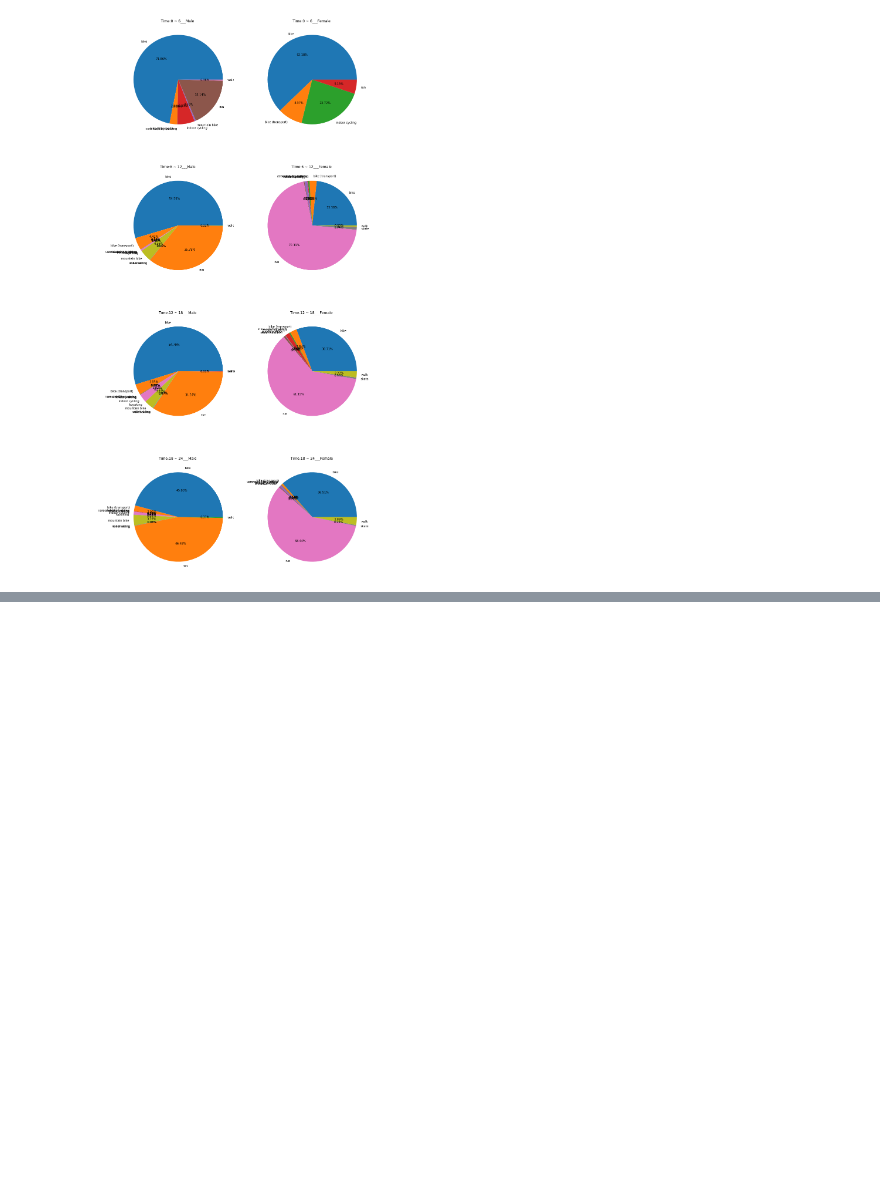
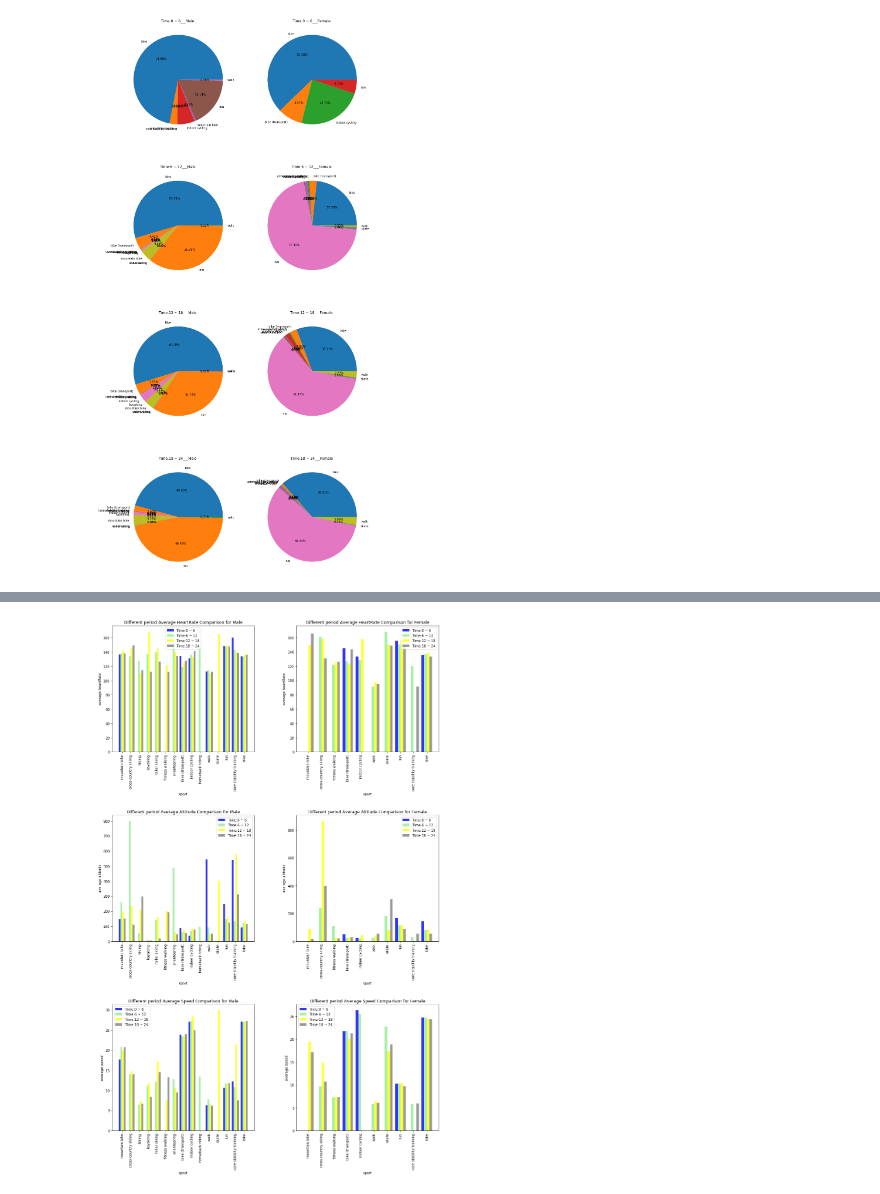
Before and after one commit to TuanTTranCS/concordia-bigdata-project, a Jupyter notebook: BigData_Project_Yefei.ipynb, the cells around one changed output, grey strips where cells are left out. Saved outputs shown, nothing was run; the diff lists cells and outputs as text; code cells hidden in the pictures; blank space fills up the shorter version.

```diff
--- a/BigData_Project_Yefei.ipynb
+++ b/BigData_Project_Yefei.ipynb
@@ -520,0 +535,20 @@ for i in range(8):
+# %%
+InteractiveShell.ast_node_interactivity = "all"
+rdd8=df8.rdd
+def avgReHeartRate(row):
+    if row['reHeartRate']!='':
+        reAvgHeartRate=np.mean(row['reHeartRate'])
+        reVarHeartRate=np.var(row['reHeartRate'])
+        reAvgAltitude=np.mean(row['reAltitude'])
+        reVarAltitude=np.var(row['reAltitude'])
+        reAvgSpeed=np.mean(row['reSpeed'])
+        reVarSpeed=np.var(row['reSpeed'])
+        return Row(id=int(row['id']), mark=row['mark'], reAvgHeartRate=float(reAvgHeartRate), reVarHeartRate=float(reVarHeartRate), reAvgAltitude=float(reAvgAltitude), reVarAltitude=float(reVarAltitude), reAvgSpeed=float(reAvgSpeed), reVarSpeed=float(reVarSpeed), gender=str(row['gender']),sport=str(row['sport']),userId=row['userId'])
+rdda8HR=rdd8.map(avgReHeartRate)
+# rdda8HR.take(3)
+df9=spark.createDataFrame(rdda8HR)
+DataFrame(df9.dtypes, columns =['Column Name','Data type'])
+
+
+df9AvgHearRate=df9.groupBy(['mark','sport','gender']).avg('reAvgHeartRate', 'reVarHeartRate', 'reAvgAltitude', 'reVarAltitude', 'reAvgSpeed', 'reVarSpeed').orderBy(['mark','sport','gender'])
+df9AvgHearRate.toPandas()
@@ -520,0 +643,79 @@ for i in range(8):
+# %%
+InteractiveShell.ast_node_interactivity = "none"
+
+fig,axes=plt.subplots(3,2,figsize=(17,27))
+plt.subplots_adjust(wspace =0.3, hspace =0.5)
+
+bar_width=0.2
+color=['blue','lightgreen','yellow','grey']
+
+for j in range(6):
+    ax=plt.subplot(3,2,j+1)
+    plt.sca(ax)
+#     if j<2:
+#         if j==0:
+#             dftimeMAllSportType=dftimeMAll.rdd.map(lambda row: row['sport']).collect()
+#             MreAvgSptAvgHeartRate0=dftimeMAll.rdd.map(lambda row: row['MreAvgSptAvgHeartRate0']).collect()
+#             MreAvgSptAvgHeartRate0=[0 if i==None else i for i in MreAvgSptAvgHeartRate0 ]
+#             MreAvgSptAvgHeartRate1=dftimeMAll.rdd.map(lambda row: row['MreAvgSptAvgHeartRate1']).collect()
+#             MreAvgSptAvgHeartRate1=[0 if i==None else i for i in MreAvgSptAvgHeartRate1 ]
+#             MreAvgSptAvgHeartRate2=dftimeMAll.rdd.map(lambda row: row['MreAvgSptAvgHeartRate2']).collect()
+#             MreAvgSptAvgHeartRate2=[0 if i==None else i for i in MreAvgSptAvgHeartRate2 ]
+#             MreAvgSptAvgHeartRate3=dftimeMAll.rdd.map(lambda row: row['MreAvgSptAvgHeartRate3']).collect()
+#             MreAvgSptAvgHeartRate3=[0 if i==None else i for i in MreAvgSptAvgHeartRate3 ]
+#             for k in range(4):
+#                 name=locals()['MreAvgSptAvgHeartRate'+str(k)]
+#                 plt.bar(x=np.arange(len(dftimeMAllSportType))+k*bar_width, height=name, label='Time:'+str(int(k/2*6))+' ~ ' + str(int(k/2*6)+6), color=color[k], alpha=0.8, width=bar_width)
+#             plt.title("Different period Average HearRate Comparison for Male")
+#             plt.xticks(np.arange(len(dftimeMAllSportType))+1.5*bar_width, dftimeMAllSportType, rotation=90)
+#         else:
+#             dftimeFMAllSportType=dftimeFMAll.rdd.map(lambda row: row['sport']).collect()
+#             FMreAvgSptAvgHeartRate0=dftimeFMAll.rdd.map(lambda row: row['FMreAvgSptAvgHeartRate0']).collect()
+#             FMreAvgSptAvgHeartRate0=[0 if i==None else i for i in FMreAvgSptAvgHeartRate0 ]
+#             FMreAvgSptAvgHeartRate1=dftimeFMAll.rdd.map(lambda row: row['FMreAvgSptAvgHeartRate1']).collect()
+#             FMreAvgSptAvgHeartRate1=[0 if i==None else i for i in FMreAvgSptAvgHeartRate1 ]
+#             FMreAvgSptAvgHeartRate2=dftimeFMAll.rdd.map(lambda row: row['FMreAvgSptAvgHeartRate2']).collect()
+#             FMreAvgSptAvgHeartRate2=[0 if i==None else i for i in FMreAvgSptAvgHeartRate2 ]
+#             FMreAvgSptAvgHeartRate3=dftimeFMAll.rdd.map(lambda row: row['FMreAvgSptAvgHeartRate3']).collect()
+#             FMreAvgSptAvgHeartRate3=[0 if i==None else i for i in FMreAvgSptAvgHeartRate3 ]
+#             for k in range(4):
+#                 name=locals()['FMreAvgSptAvgHeartRate'+str(k)]
+#                 plt.bar(x=np.arange(len(dftimeFMAllSportType))+k*bar_width, height=name, label='Time:'+str(int(k*6))+' ~ ' + str(int(k*6)+6), color=color[k], alpha=0.8, width=bar_width)
+#             plt.title("Different period Average HearRate Comparison for Female")
+#             plt.xticks(np.arange(len(dftimeFMAllSportType))+1.5*bar_width, dftimeFMAllSportType, rotation=90)
+#         plt.legend()
+#         plt.xlabel("sport")
+#         plt.ylabel("average heartrate")
+#     else:
+    if int(j/2)==1:
+        nameStr1='reAvgSptAvgAltitude'
+        nameStr3='Altitude'
+        nameStr5='altitude'
+    elif int(j/2)==2:
+        nameStr1='reAvgSptAvgSpeed'
+        nameStr3='Speed'
+        nameStr5='speed'
+    elif int(j/2)==0:
+        nameStr1='reAvgSptAvgHeartRate'
+        nameStr3='HeartRate'
+        nameStr5='heartRate'
+    if j%2==0:
+        nameStr2='M'
+        nameStr4='Male'
+    else:
+        nameStr2='FM'
+        nameStr4='Female'
+    dftimeAll=locals()['dftime'+nameStr2+'All']
+    dftimeAllSportType=dftimeAll.rdd.map(lambda row: row['sport']).collect()
+    for k in range(4):
+        rowName=nameStr2+nameStr1+str(k)
+        dfTimeLi=dftimeAll.rdd.map(lambda row: row[rowName]).collect()
+        dfTimeLi=[0 if i==None else i for i in dfTimeLi ]
+        plt.bar(x=np.arange(len(dftimeAllSportType))+k*bar_width, height=dfTimeLi, label='Time:'+str(int(k*6))+' ~ ' + str(int(k*6)+6), color=color[k], alpha=0.8, width=bar_width)
+    plt.xticks(np.arange(len(dftimeAllSportType))+1.5*bar_width, dftimeAllSportType, rotation=90)
+    plt.title("Different period Average "+ nameStr3 +" Comparison for "+nameStr4)
+    plt.legend()
+    plt.xlabel("sport")
+    plt.ylabel("average "+nameStr5)
+# %% [output]
+[figure, added]
```
Also changed, not shown: parts of 7 cells of this notebook.
